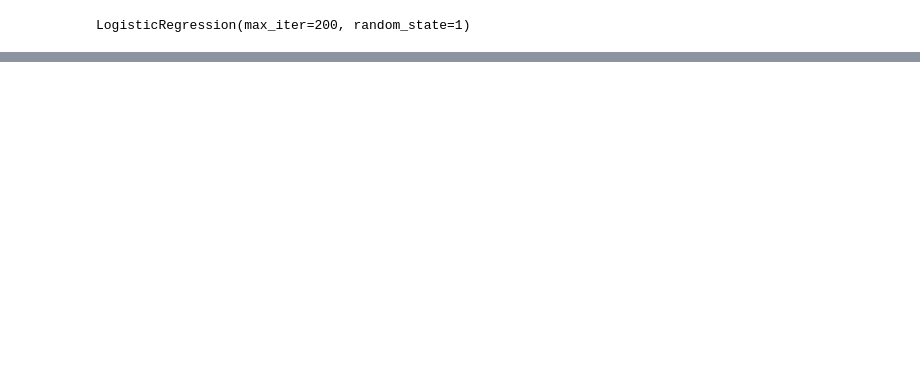
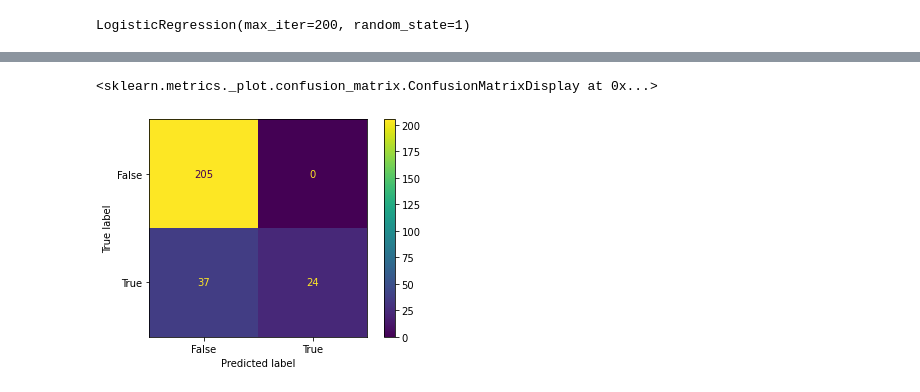
Before and after one commit to dhivyapadmanaban/California_Wildfires, a Jupyter notebook: ML/LogisticRegression.ipynb, the cells around one changed output, grey strips where cells are left out. Saved outputs shown, nothing was run; the diff lists cells and outputs as text; code cells hidden in the pictures; blank space fills up the shorter version.

```diff
--- a/ML/LogisticRegression.ipynb
+++ b/ML/LogisticRegression.ipynb
@@ -158,0 +184,6 @@ weighted avg       0.87      0.84      0.81       269
+# %%
+# Plot the confusion matrix.
+plot_confusion_matrix(classifier, X_test, y_test)
+# %% [output]
+<sklearn.metrics._plot.confusion_matrix.ConfusionMatrixDisplay at 0x...>
+[figure, added]
```
Also changed, not shown: parts of 31 cells of this notebook.
